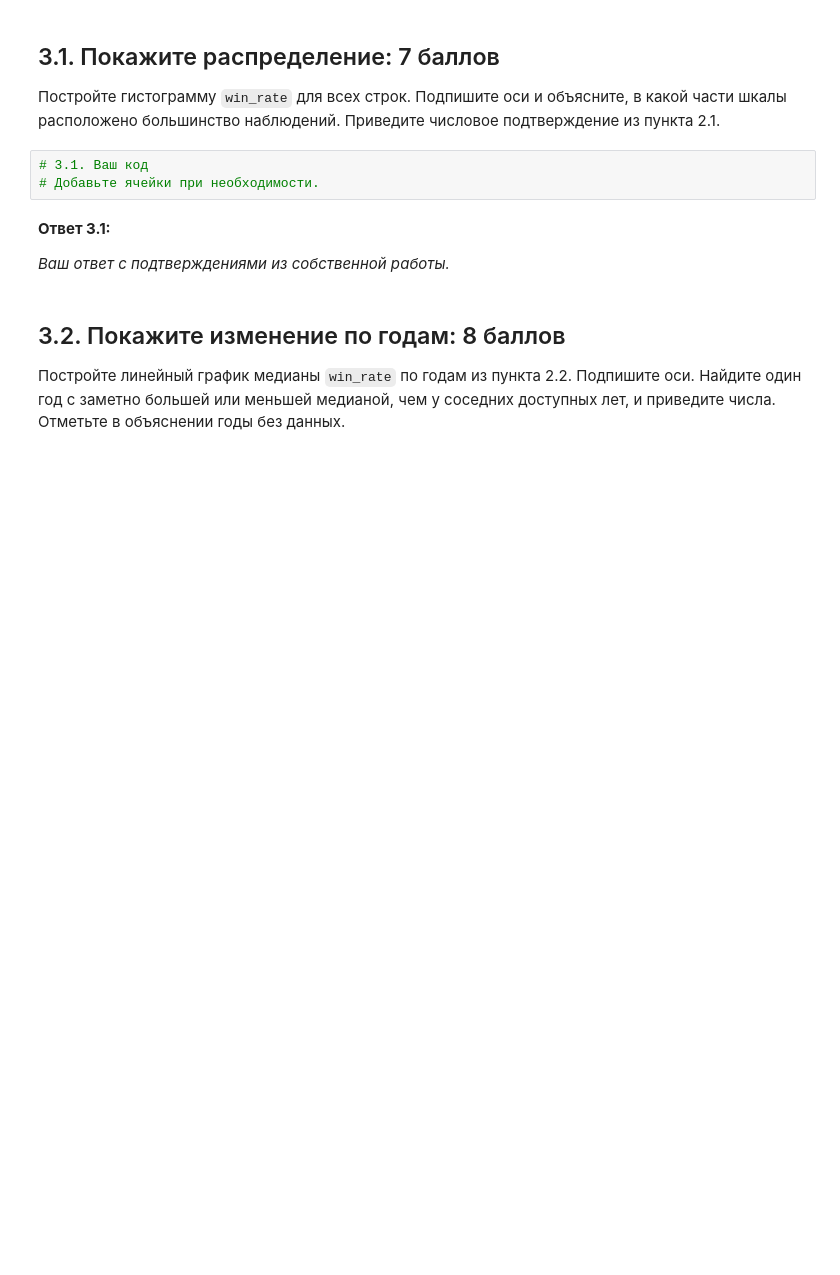
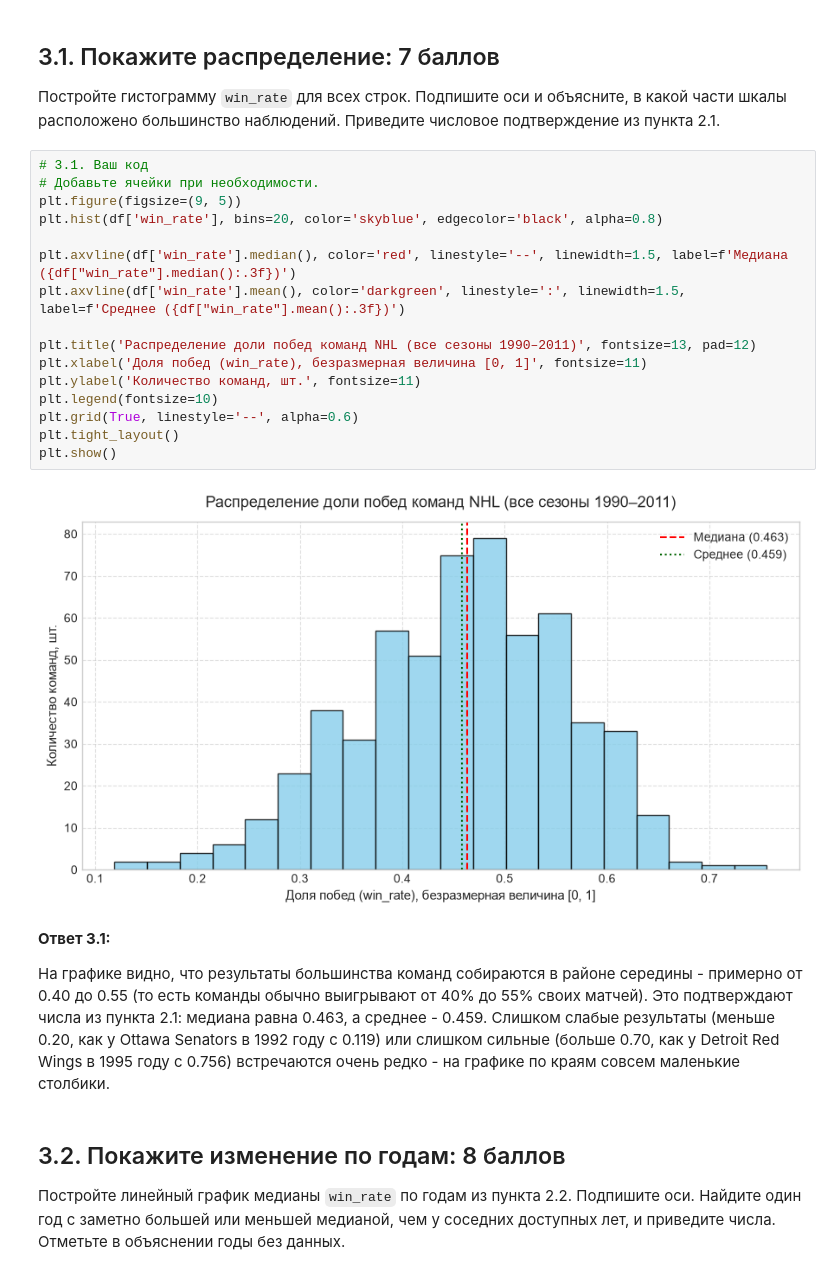
Before and after one commit to Va-win/Astra_Test, a Jupyter notebook: Отборочное_задание_1ый_курс_ИИ_FIN1.ipynb, the cells around one changed output. Drawn from its saved outputs; the diff is of its cells as text; blank space fills up the shorter version.

```diff
--- a/Отборочное_задание_1ый_курс_ИИ_FIN1.ipynb
+++ b/Отборочное_задание_1ый_курс_ИИ_FIN1.ipynb
@@ -396,10 +396,25 @@ print(f"Сезон с максимальным win_rate: {int(max_season['year']
 # %%
 # 3.1. Ваш код
 # Добавьте ячейки при необходимости.
+plt.figure(figsize=(9, 5))
+plt.hist(df['win_rate'], bins=20, color='skyblue', edgecolor='black', alpha=0.8)
+
+plt.axvline(df['win_rate'].median(), color='red', linestyle='--', linewidth=1.5, label=f'Медиана ({df["win_rate"].median():.3f})')
+plt.axvline(df['win_rate'].mean(), color='darkgreen', linestyle=':', linewidth=1.5, label=f'Среднее ({df["win_rate"].mean():.3f})')
+
+plt.title('Распределение доли побед команд NHL (все сезоны 1990–2011)', fontsize=13, pad=12)
+plt.xlabel('Доля побед (win_rate), безразмерная величина [0, 1]', fontsize=11)
+plt.ylabel('Количество команд, шт.', fontsize=11)
+plt.legend(fontsize=10)
+plt.grid(True, linestyle='--', alpha=0.6)
+plt.tight_layout()
+plt.show()
+# %% [output]
+[figure, added]
 # %% [markdown]
 **Ответ 3.1:**
 
-_Ваш ответ с подтверждениями из собственной работы._
+На графике видно, что результаты большинства команд собираются в районе середины - примерно от 0.40 до 0.55 (то есть команды обычно выигрывают от 40% до 55% своих матчей). Это подтверждают числа из пункта 2.1: медиана равна 0.463, а среднее - 0.459. Слишком слабые результаты (меньше 0.20, как у Ottawa Senators в 1992 году с 0.119) или слишком сильные (больше 0.70, как у Detroit Red Wings в 1995 году с 0.756) встречаются очень редко - на графике по краям совсем маленькие столбики.
 # %% [markdown]
 ## 3.2. Покажите изменение по годам: 8 баллов
 
```
Also changed, not shown: parts of 14 cells of this notebook.
